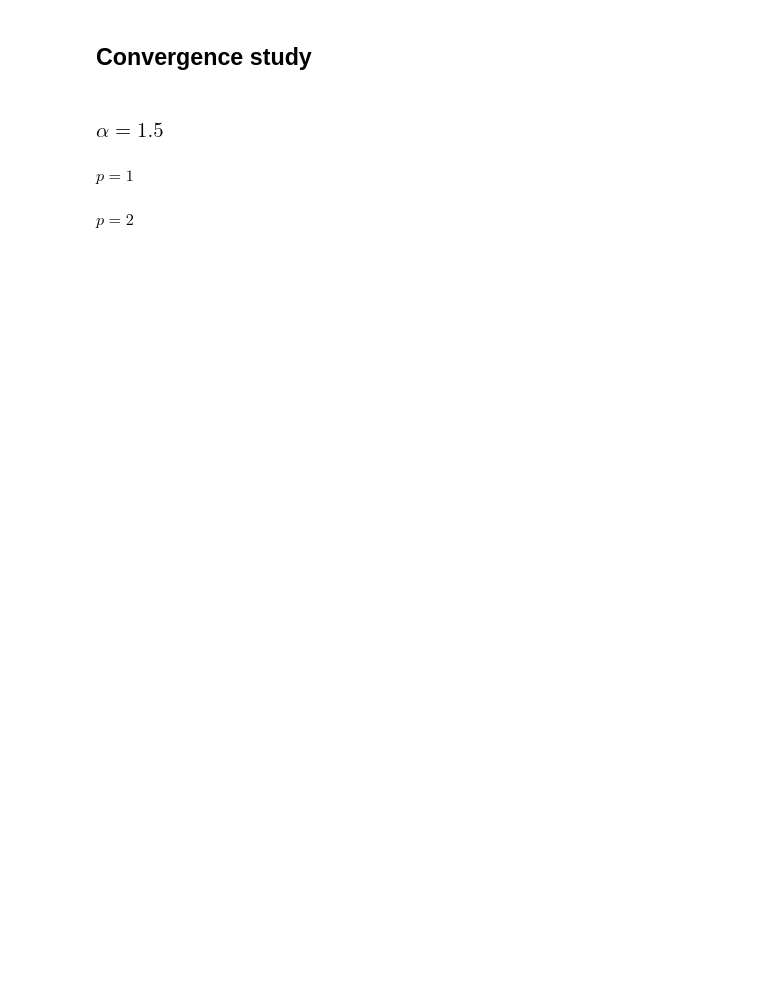
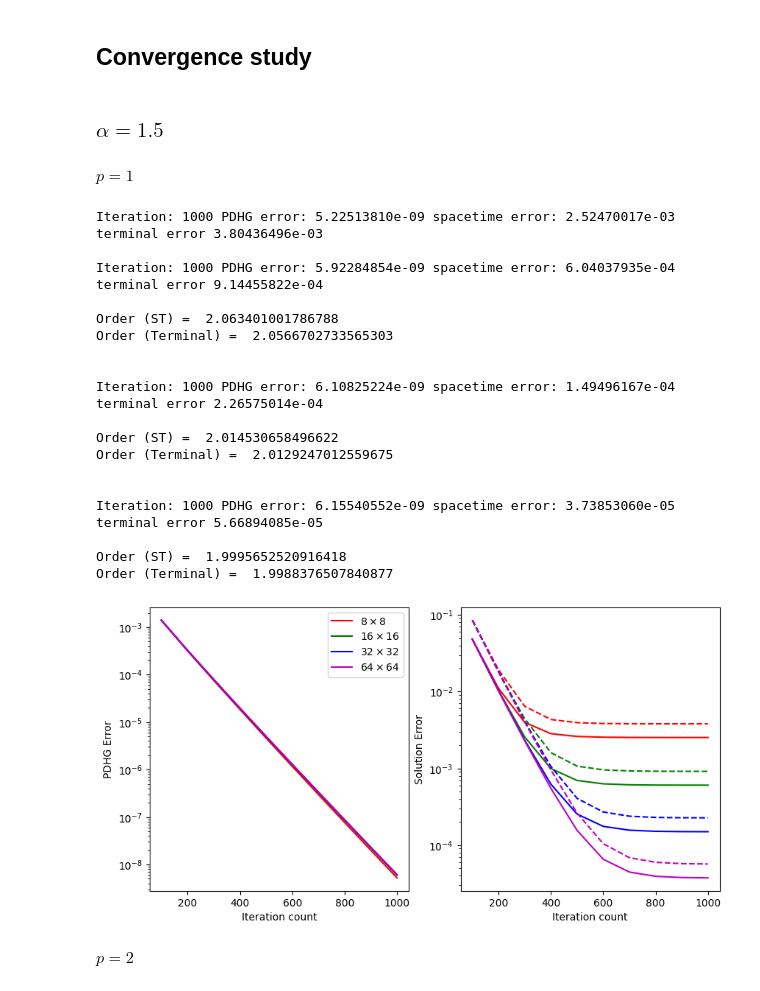
Before and after one commit to avj-jpg/WassersteinGradientFlows, a Jupyter notebook: PME.ipynb, the cells around one changed output. Cells and saved outputs as stored; diff of their text form; code cells hidden in the pictures; blank space fills up the shorter version.

Commit message:
Updated matplotlib plots + Paraview + Rerun convergence studies

```diff
--- a/PME.ipynb
+++ b/PME.ipynb
@@ -57,21 +35,41 @@ $p=1$
 # %%
 fig, axs = plt.subplots(1, 2, figsize = (10, 5))
 
 nIter = 1000
 order = 1
 for i in range(4):
     P1 = PME1D(order = order, maxIter = nIter + 1, alpha = alpha, beta = beta, nx = nx * 2 ** i, ny = ny * 2 ** i)
     P1.solve()
-    plotErr(P1, axs, labels[i], colors[i])
+    P1.plotErr(axs, labels[i], colors[i])
     if i > 0:
         print('Order (ST) = ', np.log2(err0/P1.stErr[-1]))
         print('Order (Terminal) = ', np.log2(err1/P1.terminalErr[-1]))
         print("\n")
     err0 = P1.stErr[-1]
     err1 = P1.terminalErr[-1]
 
 axs[0].legend()
 plt.show()
+# %% [output]
+Iteration: 1000 PDHG error: 5.22513810e-09 spacetime error: 2.52470017e-03 terminal error 3.80436496e-03
+
+Iteration: 1000 PDHG error: 5.92284854e-09 spacetime error: 6.04037935e-04 terminal error 9.14455822e-04
+
+Order (ST) =  2.063401001786788
+Order (Terminal) =  2.0566702733565303
+
+
+Iteration: 1000 PDHG error: 6.10825224e-09 spacetime error: 1.49496167e-04 terminal error 2.26575014e-04
+
+Order (ST) =  2.014530658496622
+Order (Terminal) =  2.0129247012559675
+
+
+Iteration: 1000 PDHG error: 6.15540552e-09 spacetime error: 3.73853060e-05 terminal error 5.66894085e-05
+
+Order (ST) =  1.9995652520916418
+Order (Terminal) =  1.9988376507840877
+[figure, added]
 # %% [markdown]
 $p=2$
 # %%
```
Also changed, not shown: parts of 16 cells of this notebook, 16 other files.
